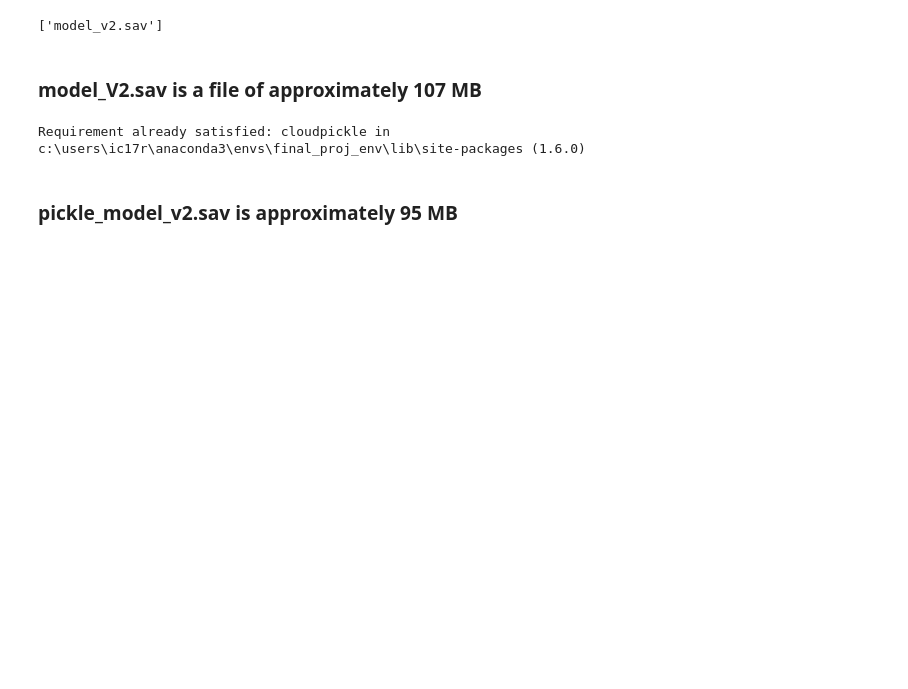
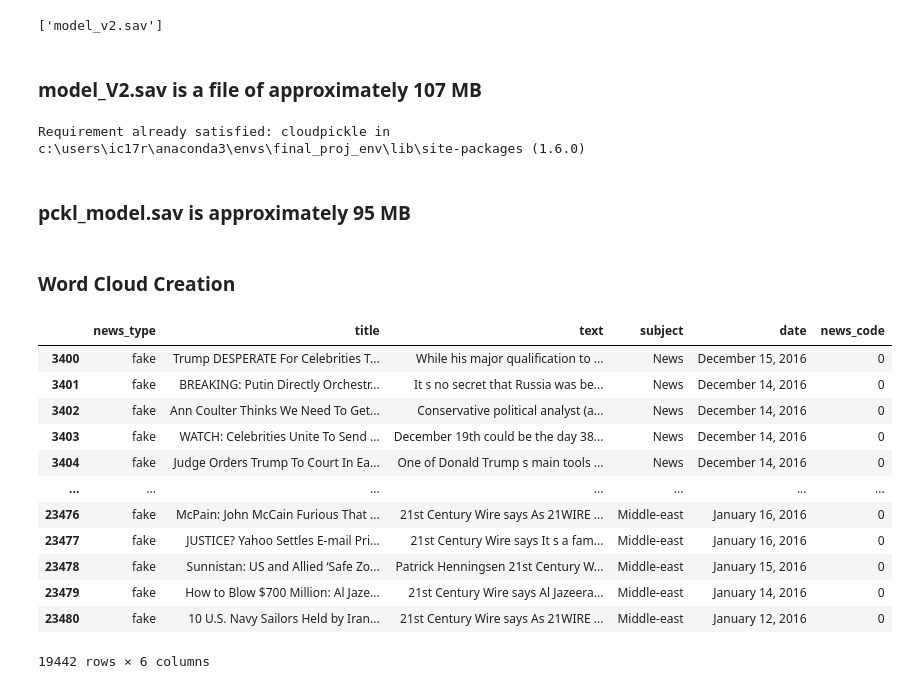
Before and after one commit to ic17rey/final-project-live, a Jupyter notebook: news_predictor/Data/create_model-v2.ipynb, the cells around one changed output. Saved outputs shown, nothing was run; the diff lists cells and outputs as text; code cells hidden in the pictures; blank space fills up the shorter version.

```diff
--- a/news_predictor/Data/create_model-v2.ipynb
+++ b/news_predictor/Data/create_model-v2.ipynb
@@ -457,3 +457,22 @@ with open("pickle_model_v2.sav", mode="wb") as file:
   cloudpickle.dump(text_clf, file)
 # %% [markdown]
-### pickle_model_v2.sav is approximately 95 MB
+### pckl_model.sav is approximately 95 MB
+# %% [markdown]
+### Word Cloud Creation
+# %%
+fake_news_for_cloud = all_news_cleaned_df[all_news_cleaned_df.news_type == 'fake']
+fake_news_for_cloud
+# %% [output]
+|  | news_type | title | text | subject | date | news_code |
+| 3400 | fake | Trump DESPERATE For Celebrities T... | While his major qualification to ... | News | December 15, 2016 | 0 |
+| 3401 | fake | BREAKING: Putin Directly Orchestr... | It s no secret that Russia was be... | News | December 14, 2016 | 0 |
+| 3402 | fake | Ann Coulter Thinks We Need To Get... | Conservative political analyst (a... | News | December 14, 2016 | 0 |
+| 3403 | fake | WATCH: Celebrities Unite To Send ... | December 19th could be the day 38... | News | December 14, 2016 | 0 |
+| 3404 | fake | Judge Orders Trump To Court In Ea... | One of Donald Trump s main tools ... | News | December 14, 2016 | 0 |
+| ... | ... | ... | ... | ... | ... | ... |
+| 23476 | fake | McPain: John McCain Furious That ... | 21st Century Wire says As 21WIRE ... | Middle-east | January 16, 2016 | 0 |
+| 23477 | fake | JUSTICE? Yahoo Settles E-mail Pri... | 21st Century Wire says It s a fam... | Middle-east | January 16, 2016 | 0 |
+| 23478 | fake | Sunnistan: US and Allied ‘Safe Zo... | Patrick Henningsen 21st Century W... | Middle-east | January 15, 2016 | 0 |
+| 23479 | fake | How to Blow $700 Million: Al Jaze... | 21st Century Wire says Al Jazeera... | Middle-east | January 14, 2016 | 0 |
+| 23480 | fake | 10 U.S. Navy Sailors Held by Iran... | 21st Century Wire says As 21WIRE ... | Middle-east | January 12, 2016 | 0 |
+19442 rows × 6 columns
```
Also changed, not shown: parts of 15 cells of this notebook, 9 other files.
